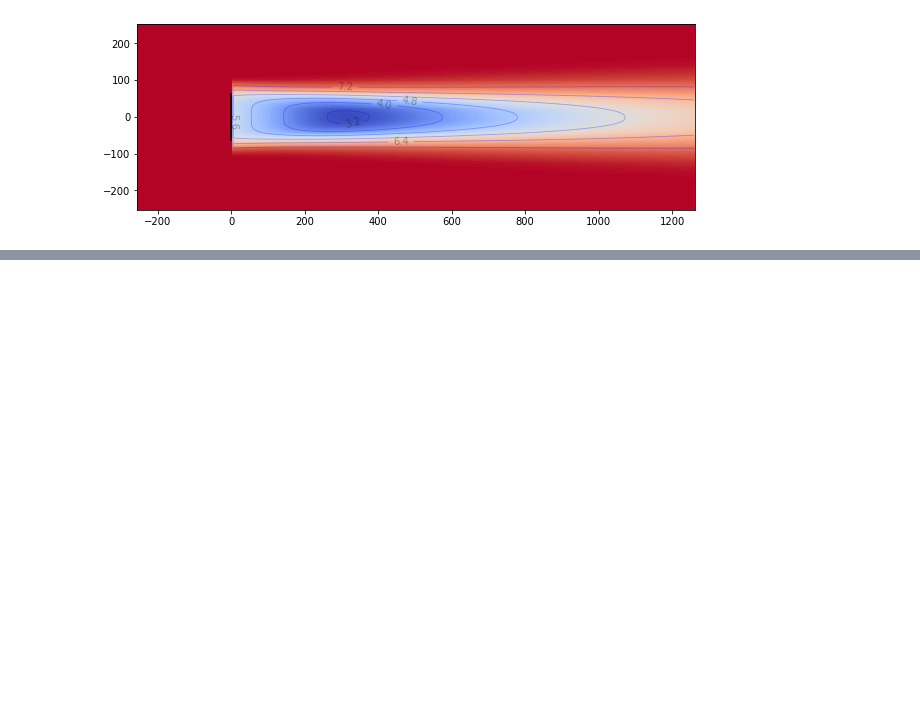
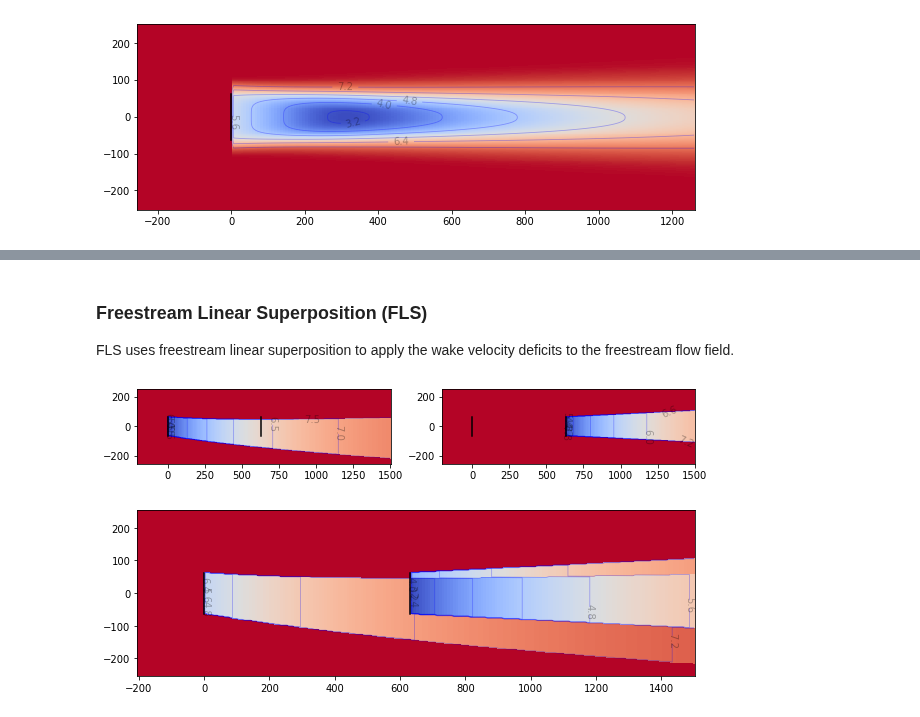
Before and after one commit to NREL/floris, a Jupyter notebook: docs/wake_models.ipynb, the cells around one changed output, grey strips where cells are left out. Saved outputs shown, nothing was run; the diff lists cells and outputs as text; code cells hidden in the pictures; blank space fills up the shorter version.

```diff
--- a/docs/wake_models.ipynb
+++ b/docs/wake_models.ipynb
@@ -258,33 +162,0 @@ In the below plots we show the turbine grids for each turbine.
-# %%
-fig, axes, _ , _ = wakeviz.plot_rotor_values(
-    fi_cc.floris.flow_field.u,
-    wd_index=0,
-    ws_index=0,
-    n_rows=1,
-    n_cols=3,
-    return_fig_objects=True
-)
-fig.suptitle("CC Rotor Plane Visualization, 10x10 Resolution")
-wakeviz.show_plots()
-
-fig, axes, _ , _ = wakeviz.plot_rotor_values(
-    fi_gch.floris.flow_field.u,
-    wd_index=0,
-    ws_index=0,
-    n_rows=1,
-    n_cols=3,
-    return_fig_objects=True
-)
-fig.suptitle("GCH Rotor Plane Visualization, 10x10 Resolution")
-wakeviz.show_plots()
-
-fig, axes, _ , _ = wakeviz.plot_rotor_values(
-    fi_jensen.floris.flow_field.u,
-    wd_index=0,
-    ws_index=0,
-    n_rows=1,
-    n_cols=3,
-    return_fig_objects=True
-)
-fig.suptitle("Jensen Rotor Plane Visualization, 10x10 Resolution")
-wakeviz.show_plots()
@@ -294,0 +221,10 @@ wakeviz.show_plots()
+# %% [markdown]
+### Freestream Linear Superposition (FLS)
+
+FLS uses freestream linear superposition to apply the wake velocity deficits to the freestream
+flow field.
+# %%
+combination_plot("fls")
+# %% [output]
+[figure, added]
+[figure, added]
```
Also changed, not shown: parts of 21 cells of this notebook.
